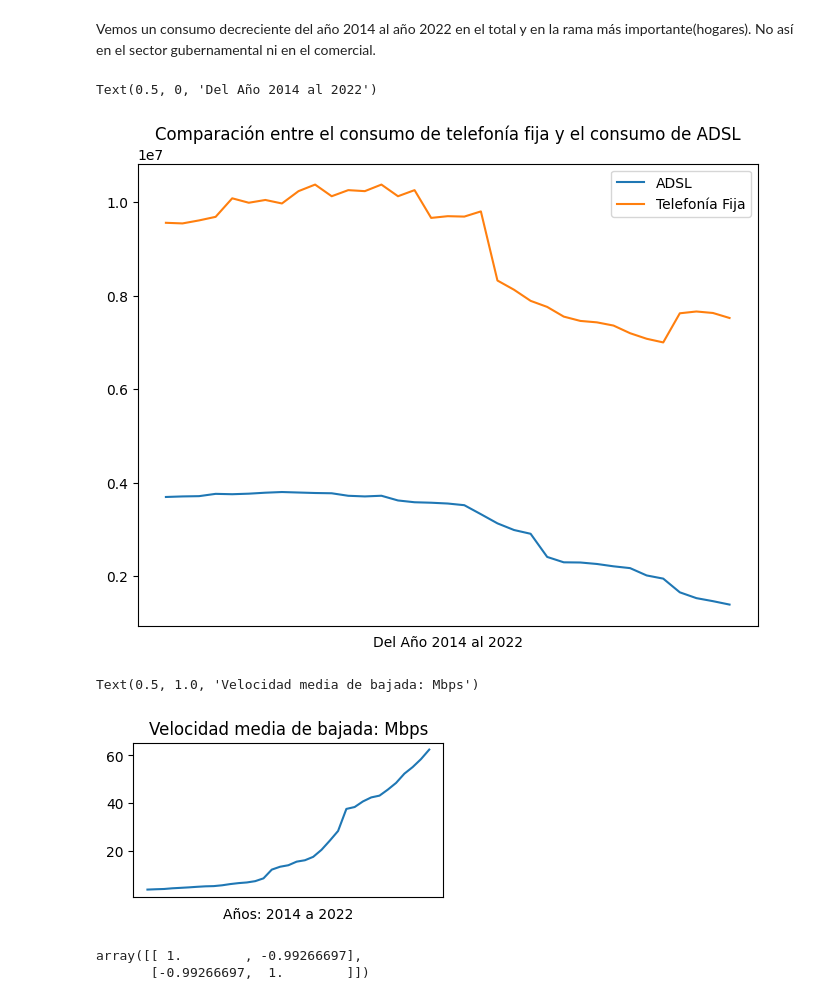
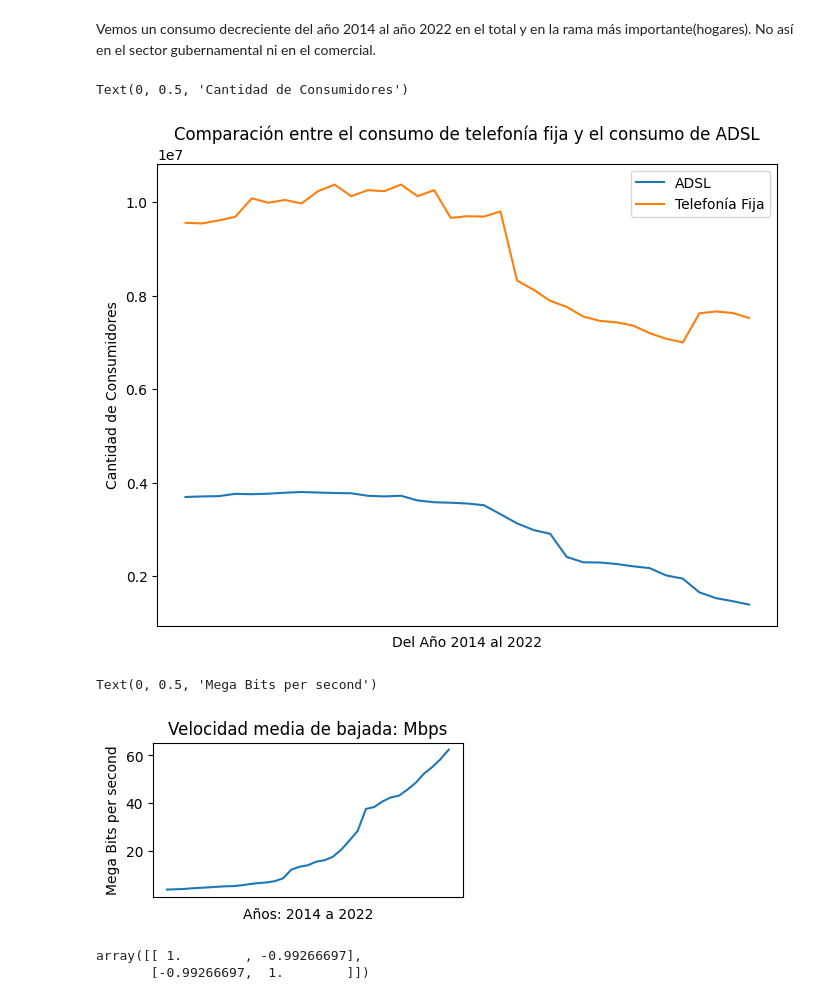
Before and after one commit to bigtimingme/DataAnalysis_DS09, a Jupyter notebook: EDA.ipynb, the cells around one changed output. Drawn from its saved outputs; the diff is of its cells as text; code cells hidden in the pictures.

```diff
--- a/EDA.ipynb
+++ b/EDA.ipynb
@@ -197,19 +200,21 @@ plt.legend()
 plt.xticks([])
 plt.title('Comparación entre el consumo de telefonía fija y el consumo de ADSL')
 plt.xlabel('Del Año 2014 al 2022')
+plt.ylabel('Cantidad de Consumidores')
 # %% [output]
-Text(0.5, 0, 'Del Año 2014 al 2022')
+Text(0, 0.5, 'Cantidad de Consumidores')
-[figure, old version]
+[figure, new version]
 # %%
 # Visualizamos la evolución de la velocidad de bajada media (Mbps) a nivel nacional.
 plt.figure(figsize=(4,2))
 plt.plot(velocidad_rev['Mbps (Media de bajada)'])
 plt.xticks([])
 plt.xlabel('Años: 2014 a 2022')
 plt.title('Velocidad media de bajada: Mbps')
+plt.ylabel('Mega Bits per second')
 # %% [output]
-Text(0.5, 1.0, 'Velocidad media de bajada: Mbps')
+Text(0, 0.5, 'Mega Bits per second')
-[figure, old version]
+[figure, new version]
 # %%
 # Chequeamos niveles de correlación entre el consumo de la tecnología ADSL y el consumo de la telefonía fija.
 
```
Also changed, not shown: parts of 5 cells of this notebook, 3 other files.
